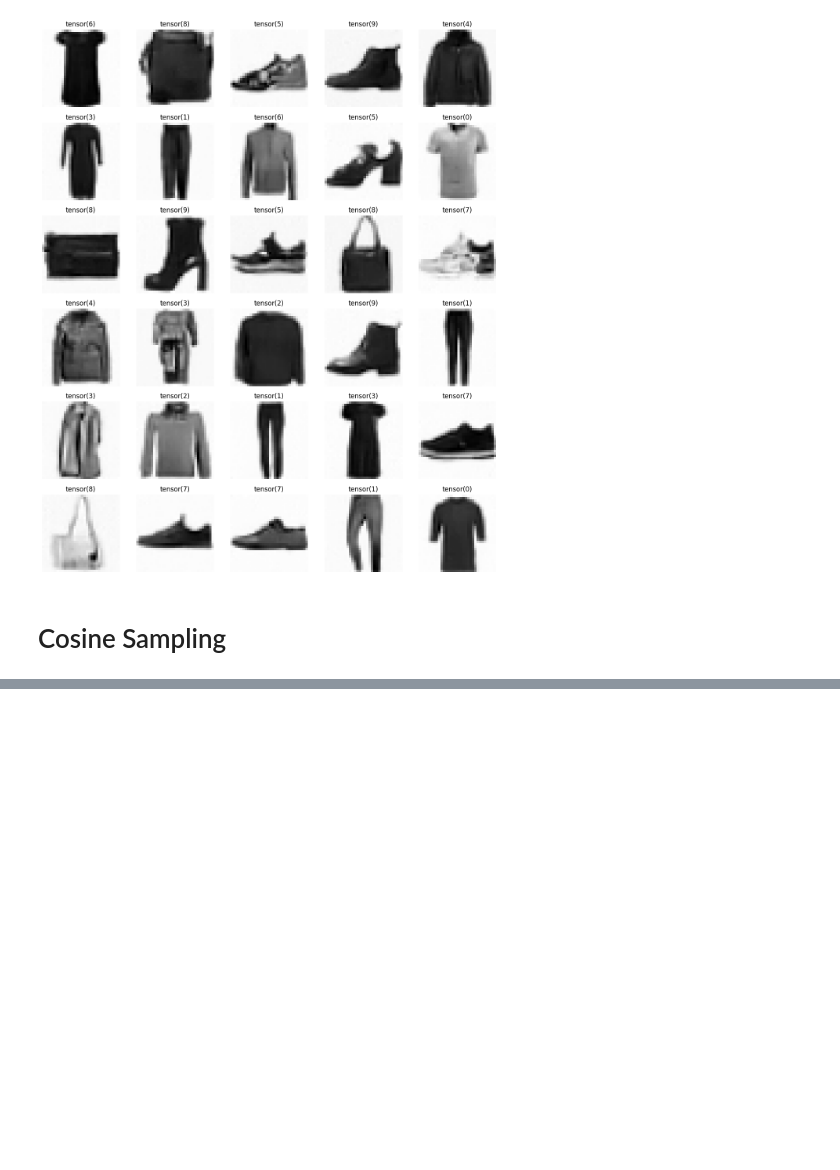
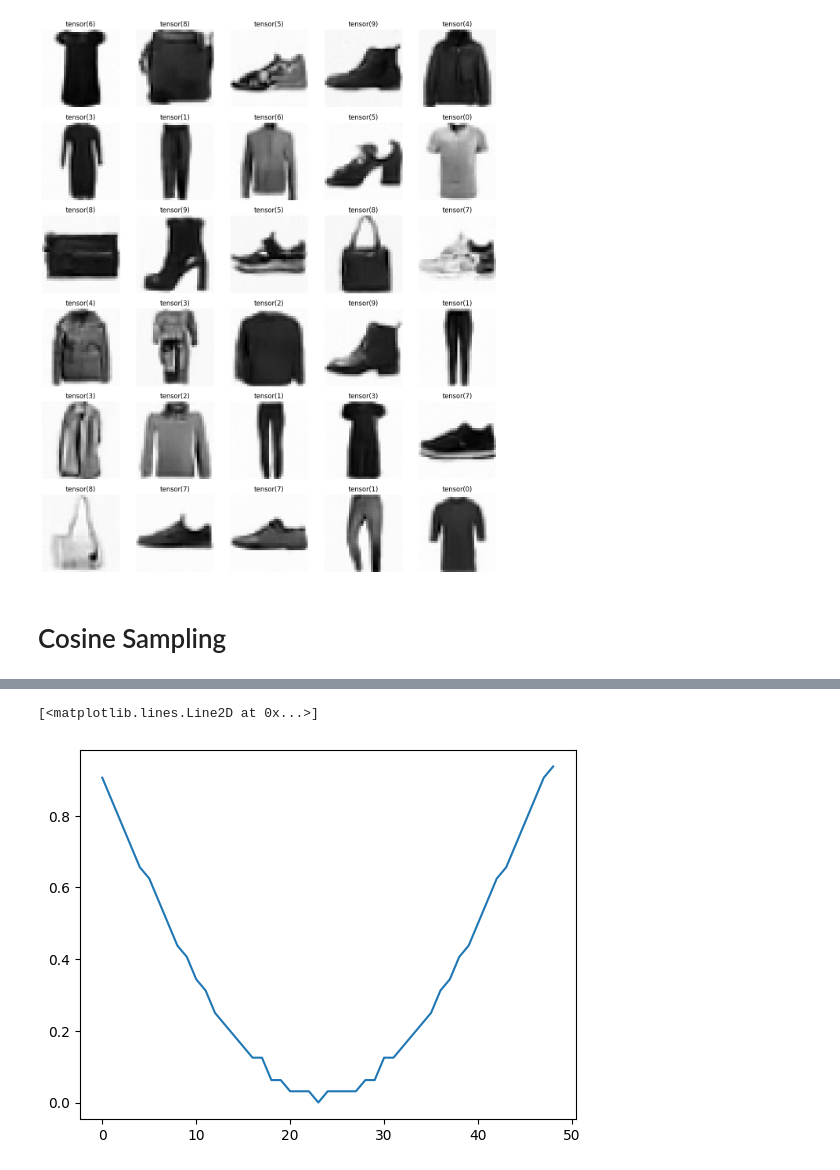
Before and after one commit to pranay8297/DDPM-DDIM-Karras, a Jupyter notebook: diffusion_fmnist.ipynb, the cells around one changed output, grey strips where cells are left out. Cells and saved outputs as stored; diff of their text form; code cells hidden in the pictures; blank space fills up the shorter version.

```diff
--- a/diffusion_fmnist.ipynb
+++ b/diffusion_fmnist.ipynb
@@ -1802,0 +1759,9 @@ fid(out2.cpu())
+# %%
+ts = get_ts(50)
+gs = (ts - torch.cat((ts , torch.tensor([-2])))[1:]).to(torch.float32)
+ngs = 1 - (gs/(gs.max() + 0.01))
+# %%
+plt.plot(1 - ngs)
+# %% [output]
+[<matplotlib.lines.Line2D at 0x...>]
+[figure, added]
```
Also changed, not shown: parts of 13 cells of this notebook.
